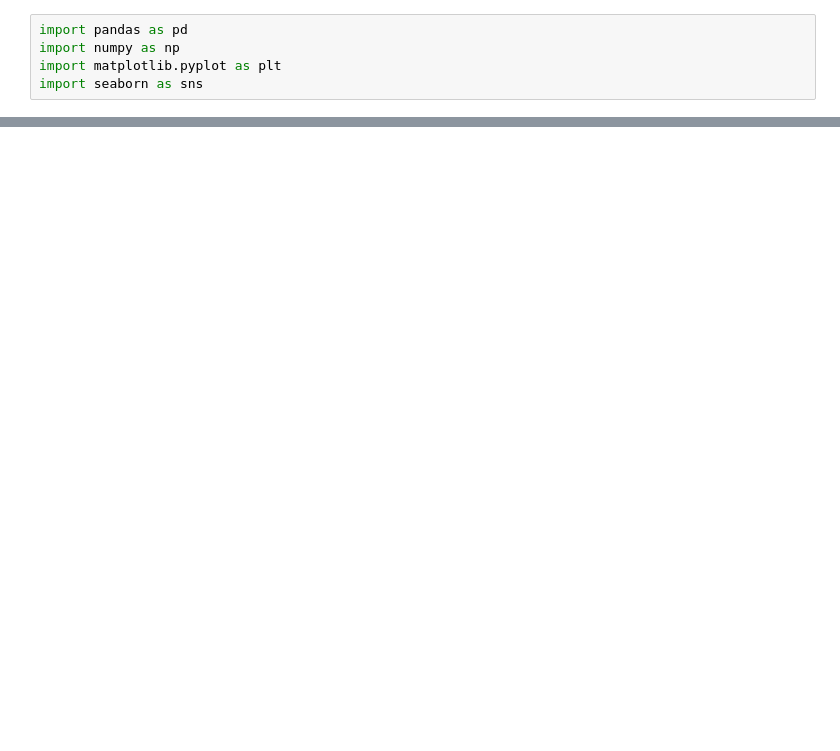
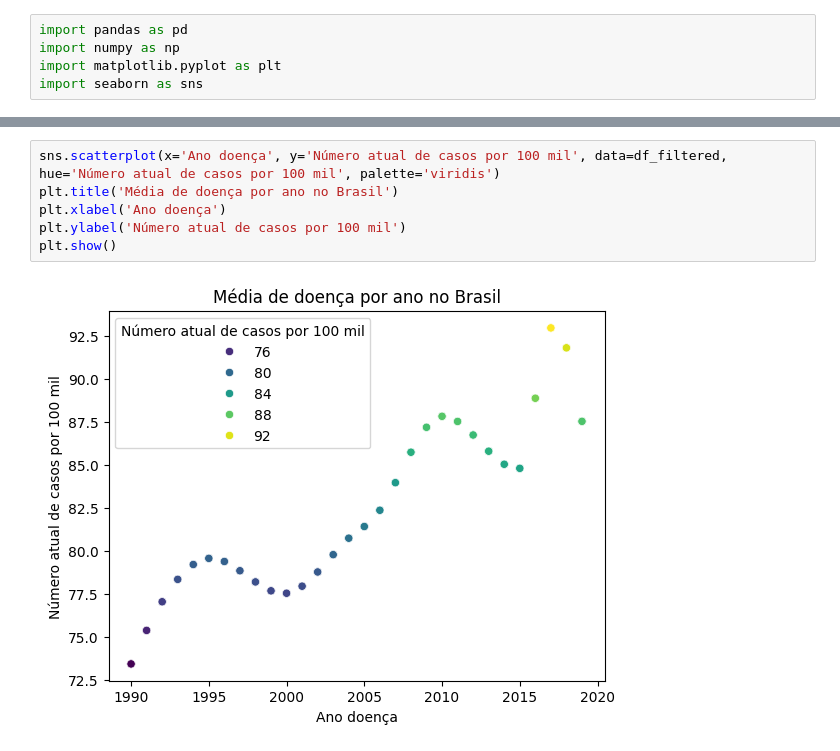
Before and after one commit to louicosta/Parksonianos, a Jupyter notebook: final/analise_parkinson.ipynb, the cells around one changed output, grey strips where cells are left out. Drawn from its saved outputs; the diff is of its cells as text; blank space fills up the shorter version.

```diff
--- a/final/analise_parkinson.ipynb
+++ b/final/analise_parkinson.ipynb
@@ -109,0 +126,8 @@ KeyError: ('Morte por 100 mil', 'Ano')
+# %%
+sns.scatterplot(x='Ano doença', y='Número atual de casos por 100 mil', data=df_filtered, hue='Número atual de casos por 100 mil', palette='viridis')
+plt.title('Média de doença por ano no Brasil')
+plt.xlabel('Ano doença')
+plt.ylabel('Número atual de casos por 100 mil')
+plt.show()
+# %% [output]
+[figure, added]
```
Also changed, not shown: parts of 16 cells of this notebook, 5 other files.
